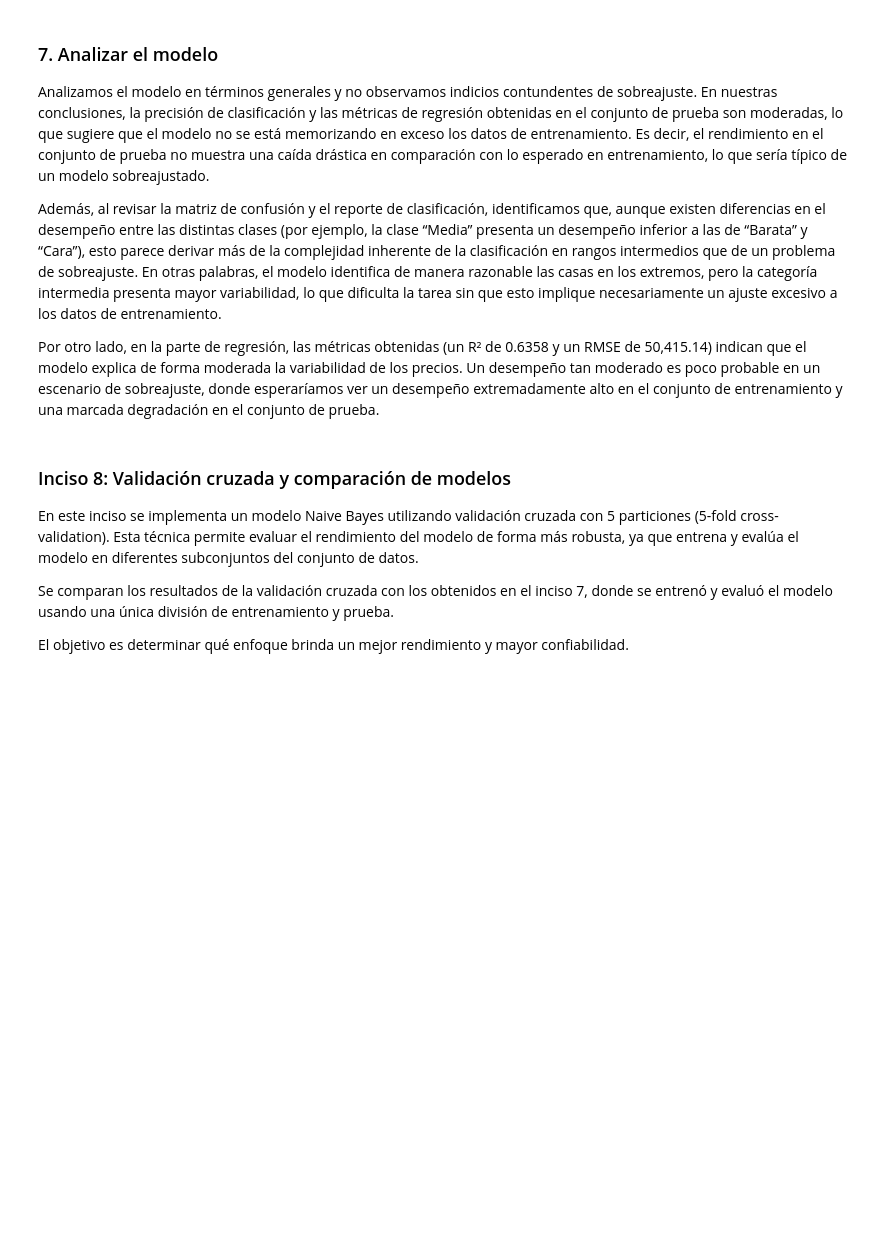
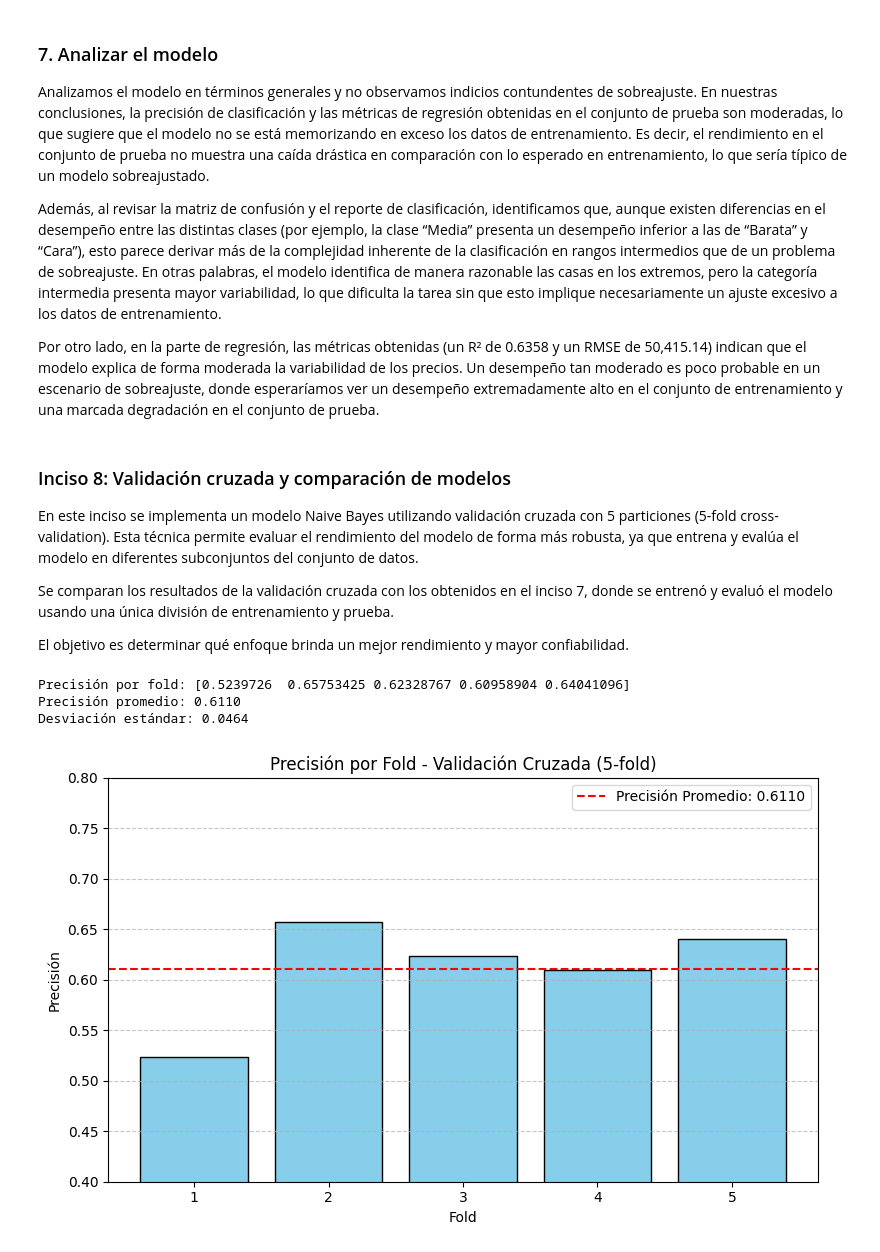
Before and after one commit to Andyfer004/Proyecto1-DM, a Jupyter notebook: P1_DM.ipynb, the cells around one changed output. Cells and saved outputs as stored; diff of their text form; code cells hidden in the pictures; blank space fills up the shorter version.

```diff
--- a/P1_DM.ipynb
+++ b/P1_DM.ipynb
@@ -2441,3 +2516,60 @@ En este inciso se implementa un modelo Naive Bayes utilizando validación cruzad
 Se comparan los resultados de la validación cruzada con los obtenidos en el inciso 7, donde se entrenó y evaluó el modelo usando una única división de entrenamiento y prueba.
 
 El objetivo es determinar qué enfoque brinda un mejor rendimiento y mayor confiabilidad.
+# %%
+import pandas as pd
+import numpy as np
+from sklearn.model_selection import cross_val_score
+from sklearn.pipeline import Pipeline
+from sklearn.preprocessing import StandardScaler
+from sklearn.naive_bayes import GaussianNB
+
+# Cargar el archivo CSV
+df = pd.read_csv("train.csv")  # Asegúrate que train.csv esté en la misma carpeta que tu notebook
+
+# Crear variable categórica basada en el precio
+df["PriceCategory"] = pd.qcut(df["SalePrice"], q=3, labels=["Barata", "Media", "Cara"])
+
+# Seleccionar características numéricas y eliminar columnas no deseadas
+numeric_features = df.select_dtypes(include=["int64", "float64"]).columns.tolist()
+numeric_features = [col for col in numeric_features if col not in ["Id", "SalePrice"]]
+
+# Definir X e y
+X = df[numeric_features].fillna(df[numeric_features].mean())
+y = df["PriceCategory"]
+
+# Crear pipeline con escalado + Naive Bayes
+pipeline = Pipeline([
+    ("scaler", StandardScaler()),
+    ("naive_bayes", GaussianNB())
+])
+
+# Aplicar validación cruzada 5-fold
+cv_scores = cross_val_score(pipeline, X, y, cv=5, scoring='accuracy')
+
+# Mostrar resultados
+print("Precisión por fold:", cv_scores)
+print(f"Precisión promedio: {np.mean(cv_scores):.4f}")
+print(f"Desviación estándar: {np.std(cv_scores):.4f}")
+# %% [output]
+Precisión por fold: [0.5239726  0.65753425 0.62328767 0.60958904 0.64041096]
+Precisión promedio: 0.6110
+Desviación estándar: 0.0464
+# %%
+import matplotlib.pyplot as plt
+
+# Gráfica de barras para mostrar precisión por fold
+plt.figure(figsize=(8, 5))
+plt.bar(range(1, 6), cv_scores, color='skyblue', edgecolor='black')
+plt.axhline(np.mean(cv_scores), color='red', linestyle='--', label=f'Precisión Promedio: {np.mean(cv_scores):.4f}')
+plt.title("Precisión por Fold - Validación Cruzada (5-fold)")
+plt.xlabel("Fold")
+plt.ylabel("Precisión")
+plt.ylim(0.4, 0.8)
+plt.xticks(range(1, 6))
+plt.legend()
+plt.grid(axis='y', linestyle='--', alpha=0.7)
+plt.tight_layout()
+plt.show()
+# %% [output]
+[figure, added]
```
Also changed, not shown: parts of 17 cells of this notebook.
